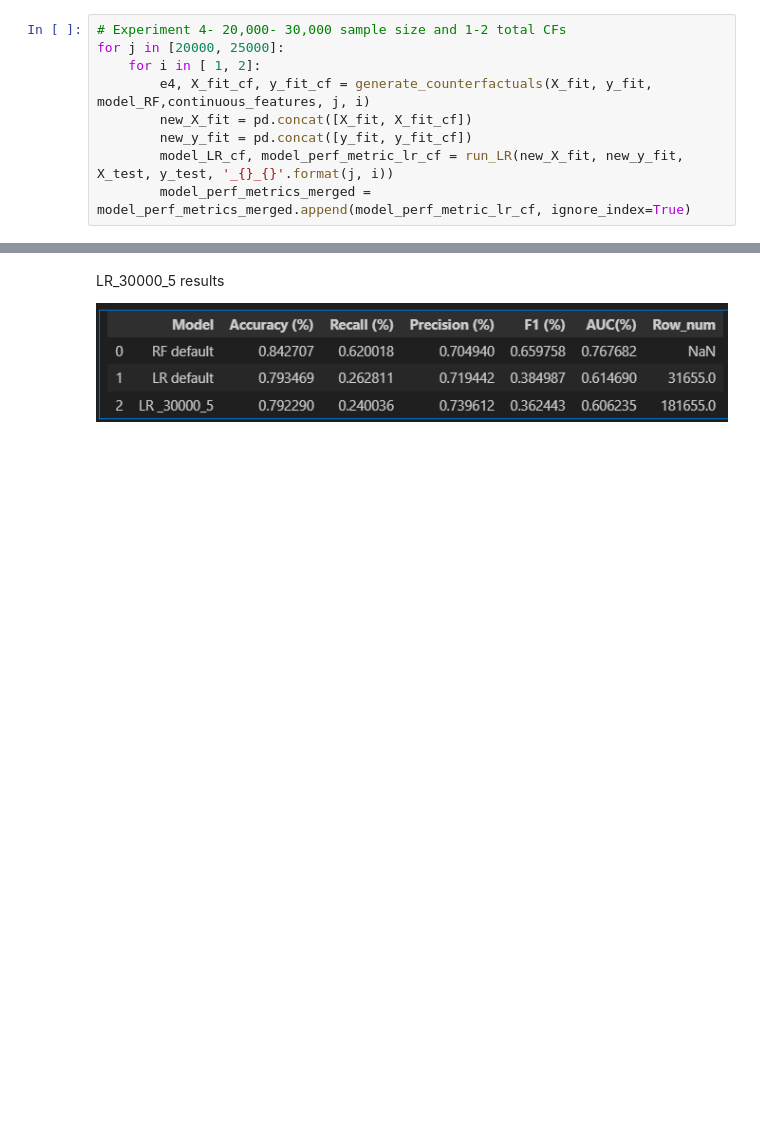
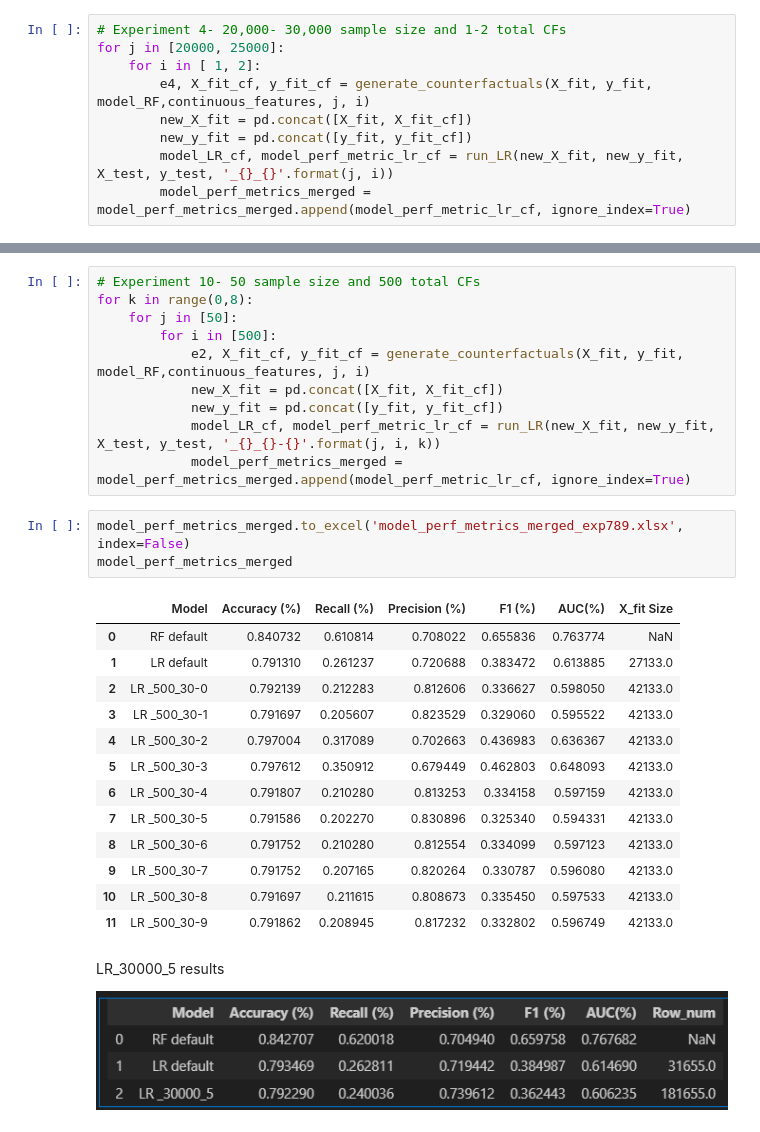
Before and after one commit to dideuzun/Thesis_Project, a Jupyter notebook: Adult Income/Not Scaled Logistic Regression, no restrictions.ipynb, the cells around one changed output, grey strips where cells are left out. Saved outputs shown, nothing was run; the diff lists cells and outputs as text; blank space fills up the shorter version.

```diff
--- a/Adult Income/Not Scaled Logistic Regression, no restrictions.ipynb
+++ b/Adult Income/Not Scaled Logistic Regression, no restrictions.ipynb
@@ -521,3 +639,30 @@ model_perf_metrics_merged
+# %%
+# Experiment 10- 50 sample size and 500 total CFs
+for k in range(0,8):
+    for j in [50]:
+        for i in [500]:
+            e2, X_fit_cf, y_fit_cf = generate_counterfactuals(X_fit, y_fit, model_RF,continuous_features, j, i)
+            new_X_fit = pd.concat([X_fit, X_fit_cf])
+            new_y_fit = pd.concat([y_fit, y_fit_cf])
+            model_LR_cf, model_perf_metric_lr_cf = run_LR(new_X_fit, new_y_fit, X_test, y_test, '_{}_{}-{}'.format(j, i, k))
+            model_perf_metrics_merged = model_perf_metrics_merged.append(model_perf_metric_lr_cf, ignore_index=True)
+# %%
+model_perf_metrics_merged.to_excel('model_perf_metrics_merged_exp789.xlsx', index=False)
+model_perf_metrics_merged
+# %% [output]
+|  | Model | Accuracy (%) | Recall (%) | Precision (%) | F1 (%) | AUC(%) | X_fit Size |
+| 0 | RF default | 0.840732 | 0.610814 | 0.708022 | 0.655836 | 0.763774 | NaN |
+| 1 | LR default | 0.791310 | 0.261237 | 0.720688 | 0.383472 | 0.613885 | 27133.0 |
+| 2 | LR _500_30-0 | 0.792139 | 0.212283 | 0.812606 | 0.336627 | 0.598050 | 42133.0 |
+| 3 | LR _500_30-1 | 0.791697 | 0.205607 | 0.823529 | 0.329060 | 0.595522 | 42133.0 |
+| 4 | LR _500_30-2 | 0.797004 | 0.317089 | 0.702663 | 0.436983 | 0.636367 | 42133.0 |
+| 5 | LR _500_30-3 | 0.797612 | 0.350912 | 0.679449 | 0.462803 | 0.648093 | 42133.0 |
+| 6 | LR _500_30-4 | 0.791807 | 0.210280 | 0.813253 | 0.334158 | 0.597159 | 42133.0 |
+| 7 | LR _500_30-5 | 0.791586 | 0.202270 | 0.830896 | 0.325340 | 0.594331 | 42133.0 |
+| 8 | LR _500_30-6 | 0.791752 | 0.210280 | 0.812554 | 0.334099 | 0.597123 | 42133.0 |
+| 9 | LR _500_30-7 | 0.791752 | 0.207165 | 0.820264 | 0.330787 | 0.596080 | 42133.0 |
+| 10 | LR _500_30-8 | 0.791697 | 0.211615 | 0.808673 | 0.335450 | 0.597533 | 42133.0 |
+| 11 | LR _500_30-9 | 0.791862 | 0.208945 | 0.817232 | 0.332802 | 0.596749 | 42133.0 |
 # %% [markdown]
 LR_30000_5 results
 
```
Also changed, not shown: parts of 16 cells of this notebook, 44 other files.
